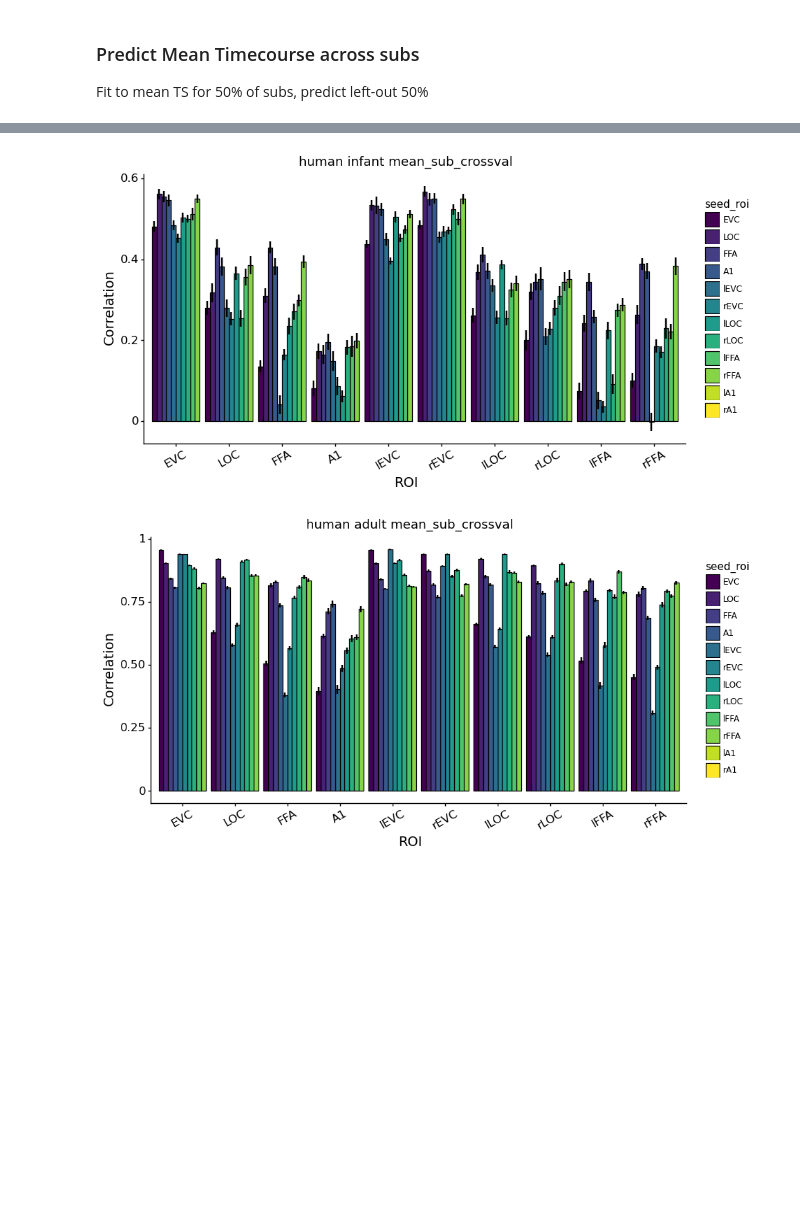
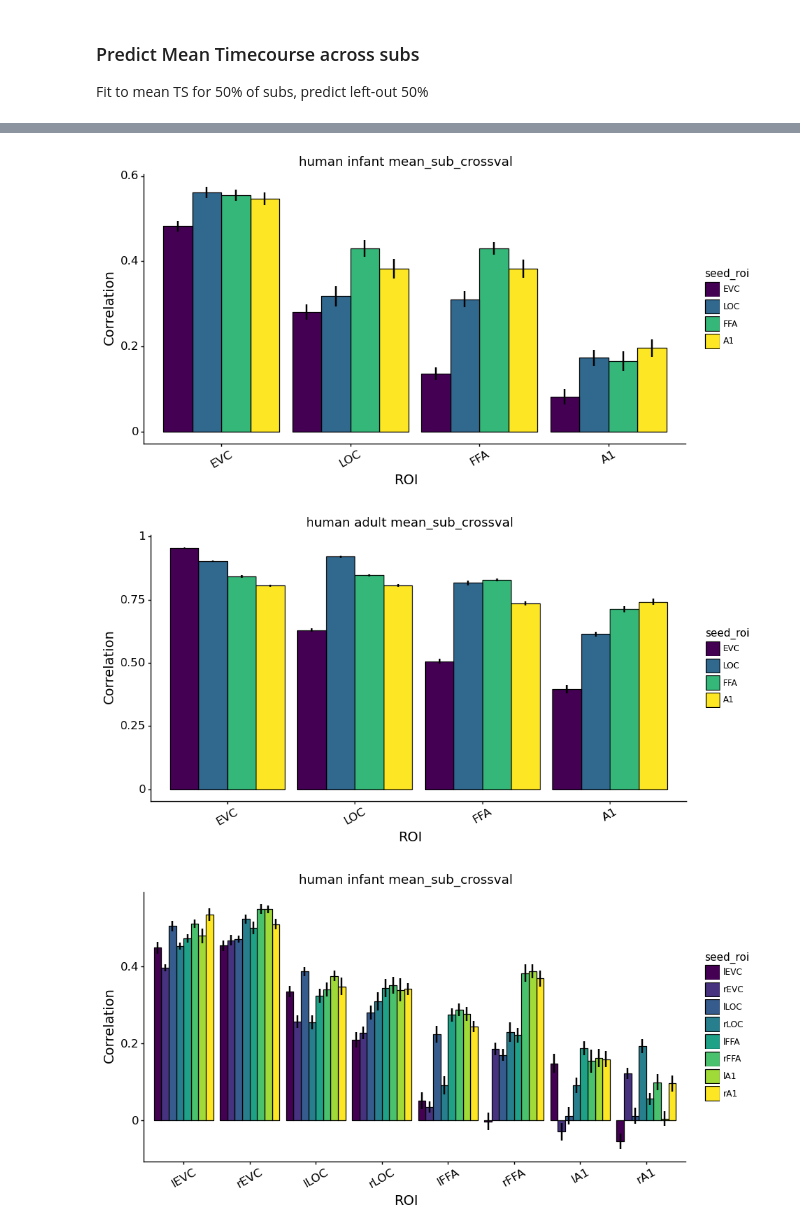
Before and after one commit to vayzenb/ginn, a Jupyter notebook: exps/plot_data.ipynb, the cells around one changed output, grey strips where cells are left out. Saved outputs shown, nothing was run; the diff lists cells and outputs as text; code cells hidden in the pictures; blank space fills up the shorter version.

```diff
--- a/exps/plot_data.ipynb
+++ b/exps/plot_data.ipynb
@@ -107,22 +112,30 @@ Fit to mean TS for 50% of subs, predict left-out 50%
 '''
 Model summary file
 '''
+file_suf = ''
 predictor = 'model'
 analysis_type = 'mean_sub_crossval'
 dv_ages = ['infant','adult']
 
-summary_df = pd.read_csv(f'{results_dir}/mean_ts/{exp}_{predictor}_{analysis_type}.csv')
+roi_sets = [bi_rois] + [lat_rois]
+
+summary_df = pd.read_csv(f'{results_dir}/mean_ts/{exp}_{predictor}_{analysis_type}{file_suf}.csv')
 #remove A1 rois from summary file
 #summary_df = summary_df[summary_df['roi'] != 'lA1']
 #summary_df = summary_df[summary_df['roi'] != 'rA1']
+#summary_df = summary_df[summary_df['roi'] != 'A1']
 
 summary_df['train_type'] = pd.Categorical(summary_df['train_type'], categories = model_types, ordered = True)
-summary_df['roi'] = pd.Categorical(summary_df['roi'], categories = predictor_rois, ordered = True)
 
 
-for age in dv_ages:
+for roi in roi_sets:
+    #extract rois from summary file
+    roi_data = summary_df[summary_df['roi'].isin(roi)]
 
-    #plot corr data as bar graph
-    corr_data = summary_df[summary_df['age'] == age]
-    create_bar(corr_data, 'roi', 'corr','train_type', 'se',  f'{predictor} {age} {analysis_type}')
+    roi_data['roi'] = pd.Categorical(roi_data['roi'], categories = roi, ordered = True)
+    for age in dv_ages:
+
+        #plot corr data as bar graph
+        corr_data = roi_data[roi_data['age'] == age]
+        create_bar(corr_data, 'roi', 'corr','train_type', 'se',  f'{predictor} {age} {analysis_type}')
 # %% [output]
@@ -131,31 +146,40 @@ for age in dv_ages:
 # %%
 '''
 Human summary file
 '''
+file_suf = ''
 predictor = 'human'
 analysis_type = 'mean_sub_crossval'
 dv_ages = ['infant','adult']
+roi_sets = [bi_rois] + [lat_rois]
 
-summary_df = pd.read_csv(f'{results_dir}/mean_ts/{exp}_{predictor}_{analysis_type}.csv')
+summary_df = pd.read_csv(f'{results_dir}/mean_ts/{exp}_{predictor}_{analysis_type}{file_suf}.csv')
 #remove A1 rois from summary file
-summary_df = summary_df[(summary_df['roi'] != 'lA1') & (summary_df['seed_roi'] != 'lA1')]
-summary_df = summary_df[(summary_df['roi'] != 'rA1') & (summary_df['seed_roi'] != 'rA1')]
+#summary_df = summary_df[(summary_df['roi'] != 'lA1') & (summary_df['seed_roi'] != 'lA1')]
+#summary_df = summary_df[(summary_df['roi'] != 'rA1') & (summary_df['seed_roi'] != 'rA1')]
 
 
 
-summary_df['seed_roi'] = pd.Categorical(summary_df['seed_roi'], categories = predictor_rois, ordered = True)
-summary_df['roi'] = pd.Categorical(summary_df['roi'], categories = predictor_rois, ordered = True)
+#summary_df['seed_roi'] = pd.Categorical(summary_df['seed_roi'], categories = predictor_rois, ordered = True)
+#summary_df['roi'] = pd.Categorical(summary_df['roi'], categories = predictor_rois, ordered = True)
+
+for roi in roi_sets:
+    #extract rois from summary file
+    roi_data = summary_df[summary_df['roi'].isin(roi)]
+    roi_data = roi_data[roi_data['seed_roi'].isin(roi)]
+
+    roi_data['roi'] = pd.Categorical(roi_data['roi'], categories = roi, ordered = True)
+    roi_data['seed_roi'] = pd.Categorical(roi_data['seed_roi'], categories = roi, ordered = True)
+    for age in dv_ages:
+
+        #plot corr data as bar graph
+        corr_data = roi_data[roi_data['age'] == age]
+        create_bar(corr_data, 'roi', 'corr','seed_roi', 'se', f'{predictor} {age} {analysis_type}')
 
 
-for age in dv_ages:
-
-    #plot corr data as bar graph
-    corr_data = summary_df[summary_df['age'] == age]
-    create_bar(corr_data, 'roi', 'corr','seed_roi', 'se', f'{predictor} {age} {analysis_type}')
-
-
-##groupby train_type, age, roi
-#summary_mean = summary_file.groupby(['train_type','age','roi']).mean().reset_index()
+    ##groupby train_type, age, roi
+    #summary_mean = summary_file.groupby(['train_type','age','roi']).mean().reset_index()
 # %% [output]
-[figure, old version]
+[figure, new version]
-[figure, old version]
+[figure, new version]
+[figure, added]
```
Also changed, not shown: parts of 18 cells of this notebook, 18 other files.
